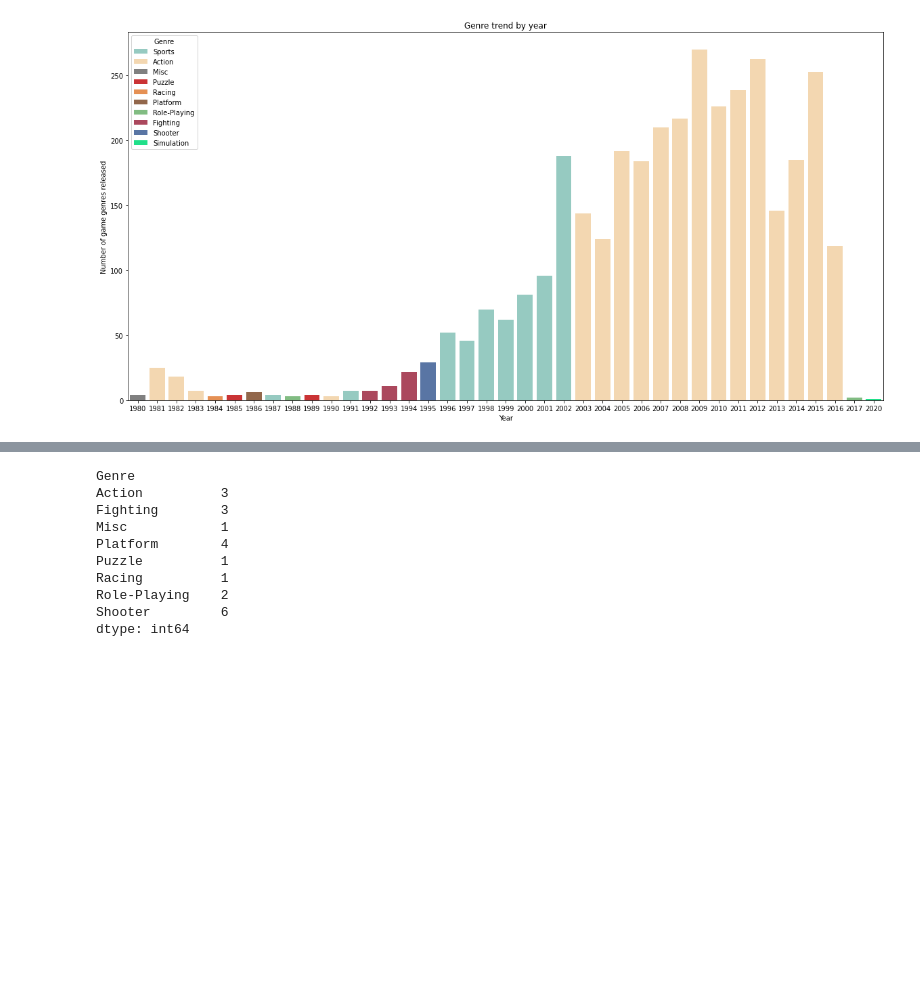
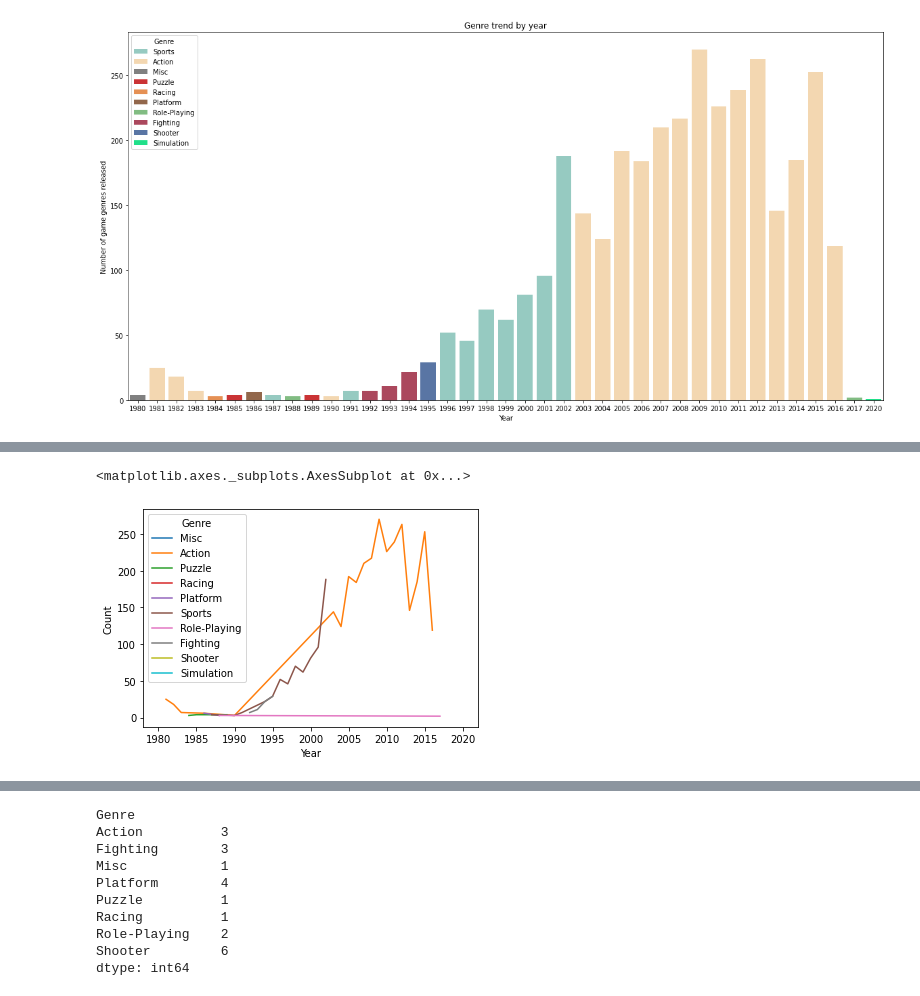
Before and after one commit to sh00-git/Project1-what-games-to-design-in-the-next-quarter, a Jupyter notebook: AI_14_박송희_Section1.ipynb, the cells around one changed output, grey strips where cells are left out. Drawn from its saved outputs; the diff is of its cells as text; code cells hidden in the pictures; blank space fills up the shorter version.

```diff
--- a/AI_14_박송희_Section1.ipynb
+++ b/AI_14_박송희_Section1.ipynb
@@ -832,0 +834,5 @@ sns.barplot(x='Year', y='Count', data=finall_year_genre_df, palette='Set3')
+# %%
+sns.lineplot(x='Year', y='Count', hue='Genre', data=finall_year_genre_df)
+# %% [output]
+<matplotlib.axes._subplots.AxesSubplot at 0x...>
+[figure, added]
```
Also changed, not shown: parts of 23 cells of this notebook.
